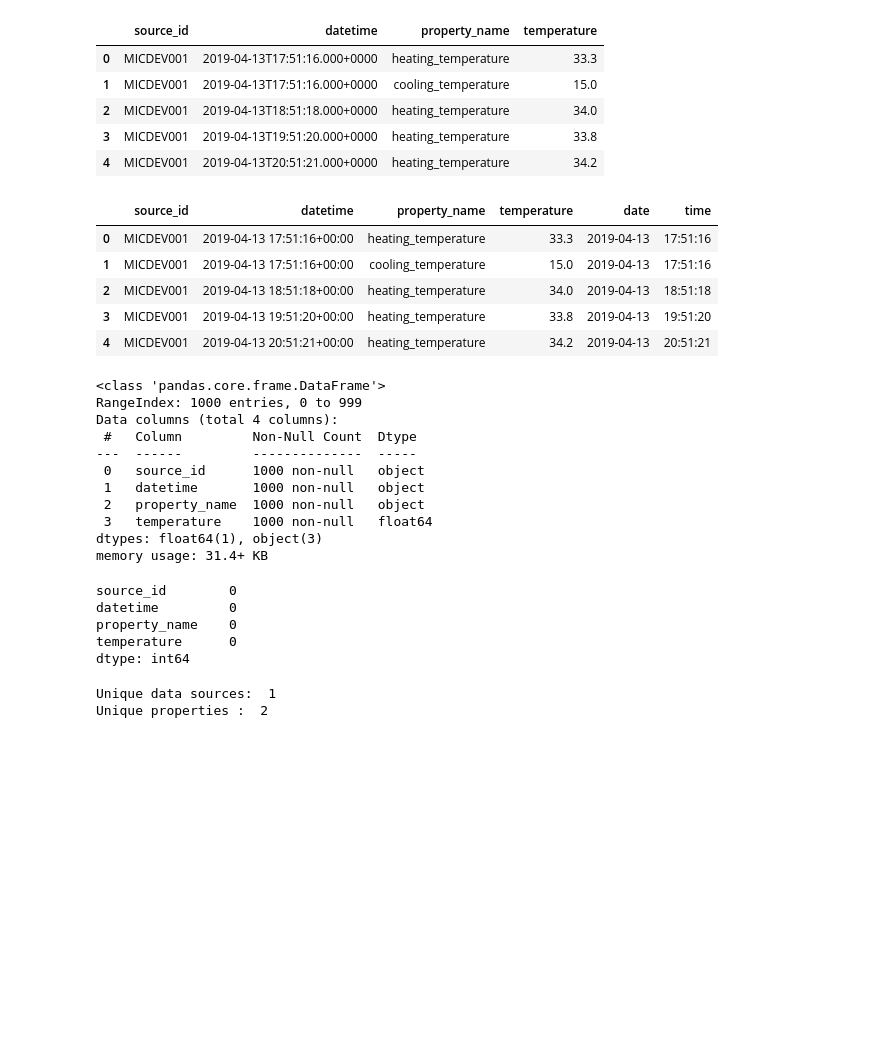
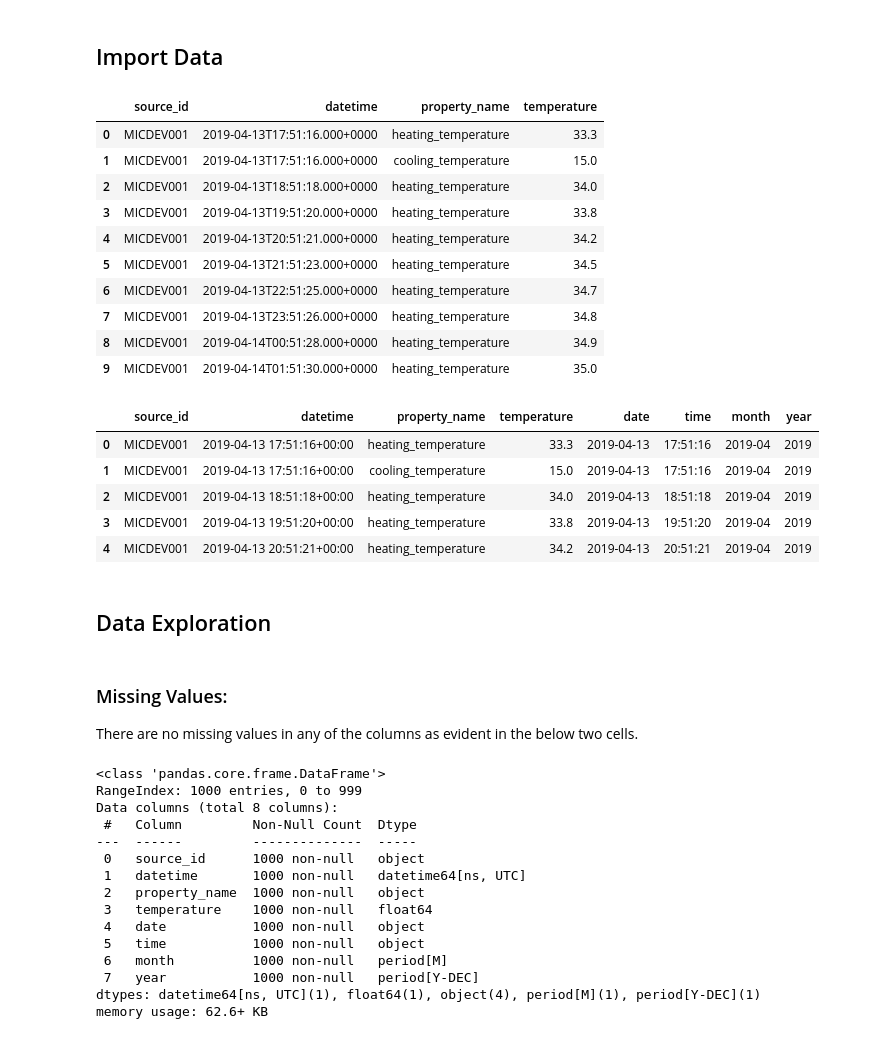
Before and after one commit to kraken24/zeiss-data-science-challenge, a Jupyter notebook: notebooks/data_exploration.ipynb, the cells around one changed output. Saved outputs shown, nothing was run; the diff lists cells and outputs as text; code cells hidden in the pictures; blank space fills up the shorter version.

```diff
--- a/notebooks/data_exploration.ipynb
+++ b/notebooks/data_exploration.ipynb
@@ -1,10 +1,13 @@
+# %% [markdown]
+## Import Data
 # %%
 import pandas as pd
 import numpy as np
 import matplotlib.pyplot as plt
-
-df = pd.read_csv("../data/DataScienceCodingChallenge/data/sample_temperature_data_for_coding_challenge.csv")
-df.head()
+import seaborn as sns
+from zeiss_iot.data.data_import import read_temp_data
+df = read_temp_data()
+df.head(10)
 # %% [output]
 |  | source_id | datetime | property_name | temperature |
 | 0 | MICDEV001 | 2019-04-13T17:51:16.000+0000 | heating_temperature | 33.3 |
@@ -12,45 +15,51 @@ df.head()
 | 2 | MICDEV001 | 2019-04-13T18:51:18.000+0000 | heating_temperature | 34.0 |
 | 3 | MICDEV001 | 2019-04-13T19:51:20.000+0000 | heating_temperature | 33.8 |
 | 4 | MICDEV001 | 2019-04-13T20:51:21.000+0000 | heating_temperature | 34.2 |
+| 5 | MICDEV001 | 2019-04-13T21:51:23.000+0000 | heating_temperature | 34.5 |
+| 6 | MICDEV001 | 2019-04-13T22:51:25.000+0000 | heating_temperature | 34.7 |
+| 7 | MICDEV001 | 2019-04-13T23:51:26.000+0000 | heating_temperature | 34.8 |
+| 8 | MICDEV001 | 2019-04-14T00:51:28.000+0000 | heating_temperature | 34.9 |
+| 9 | MICDEV001 | 2019-04-14T01:51:30.000+0000 | heating_temperature | 35.0 |
 # %%
-df["datetime"] = pd.to_datetime(df["datetime"]) # convert to datetime object
+# convert to datetime object for easier manipulation
+# created additional date and time columns for deeper analysis fo data.
+df["datetime"] = pd.to_datetime(df["datetime"])
 df["date"] = df["datetime"].apply(lambda x: x.date())
 df["time"] = df["datetime"].apply(lambda x: x.time())
+df["month"] = df["datetime"].dt.to_period("M")
+df["year"] = df["datetime"].dt.to_period("Y")
+
+df.sort_values(by=["date", "time"], inplace=True)
 df.head()
 # %% [output]
-|  | source_id | datetime | property_name | temperature | date | time |
-| 0 | MICDEV001 | 2019-04-13 17:51:16+00:00 | heating_temperature | 33.3 | 2019-04-13 | 17:51:16 |
-| 1 | MICDEV001 | 2019-04-13 17:51:16+00:00 | cooling_temperature | 15.0 | 2019-04-13 | 17:51:16 |
-| 2 | MICDEV001 | 2019-04-13 18:51:18+00:00 | heating_temperature | 34.0 | 2019-04-13 | 18:51:18 |
-| 3 | MICDEV001 | 2019-04-13 19:51:20+00:00 | heating_temperature | 33.8 | 2019-04-13 | 19:51:20 |
-| 4 | MICDEV001 | 2019-04-13 20:51:21+00:00 | heating_temperature | 34.2 | 2019-04-13 | 20:51:21 |
+|  | source_id | datetime | property_name | temperature | date | time | month | year |
+| 0 | MICDEV001 | 2019-04-13 17:51:16+00:00 | heating_temperature | 33.3 | 2019-04-13 | 17:51:16 | 2019-04 | 2019 |
+| 1 | MICDEV001 | 2019-04-13 17:51:16+00:00 | cooling_temperature | 15.0 | 2019-04-13 | 17:51:16 | 2019-04 | 2019 |
+| 2 | MICDEV001 | 2019-04-13 18:51:18+00:00 | heating_temperature | 34.0 | 2019-04-13 | 18:51:18 | 2019-04 | 2019 |
+| 3 | MICDEV001 | 2019-04-13 19:51:20+00:00 | heating_temperature | 33.8 | 2019-04-13 | 19:51:20 | 2019-04 | 2019 |
+| 4 | MICDEV001 | 2019-04-13 20:51:21+00:00 | heating_temperature | 34.2 | 2019-04-13 | 20:51:21 | 2019-04 | 2019 |
+# %% [markdown]
+## Data Exploration
+# %% [markdown]
+### Missing Values:
+There are no missing values in any of the columns as evident in the below two cells.
 # %%
 # check missing values / null values
+# check missing values and datatypes for columns
 df.info()
 # %% [output]
 <class 'pandas.core.frame.DataFrame'>
 RangeIndex: 1000 entries, 0 to 999
-Data columns (total 4 columns):
+Data columns (total 8 columns):
  #   Column         Non-Null Count  Dtype
 ---  ------         --------------  -----
  0   source_id      1000 non-null   object
- 1   datetime       1000 non-null   object
+ 1   datetime       1000 non-null   datetime64[ns, UTC]
  2   property_name  1000 non-null   object
  3   temperature    1000 non-null   float64
-dtypes: float64(1), object(3)
-memory usage: 31.4+ KB
+ 4   date           1000 non-null   object
+ 5   time           1000 non-null   object
+ 6   month          1000 non-null   period[M]
+ 7   year           1000 non-null   period[Y-DEC]
+dtypes: datetime64[ns, UTC](1), float64(1), object(4), period[M](1), period[Y-DEC](1)
+memory usage: 62.6+ KB
-# %%
-df.isna().sum()
-# %% [output]
-source_id        0
-datetime         0
-property_name    0
-temperature      0
-dtype: int64
-# %%
-# check data distribution of each column
-print("Unique data sources: ", df["source_id"].nunique())
-print("Unique properties : ", df["property_name"].nunique()) # heating_temp & cooling_temp
-# %% [output]
-Unique data sources:  1
-Unique properties :  2
```
Also changed, not shown: parts of 22 cells of this notebook, 6 other files.
